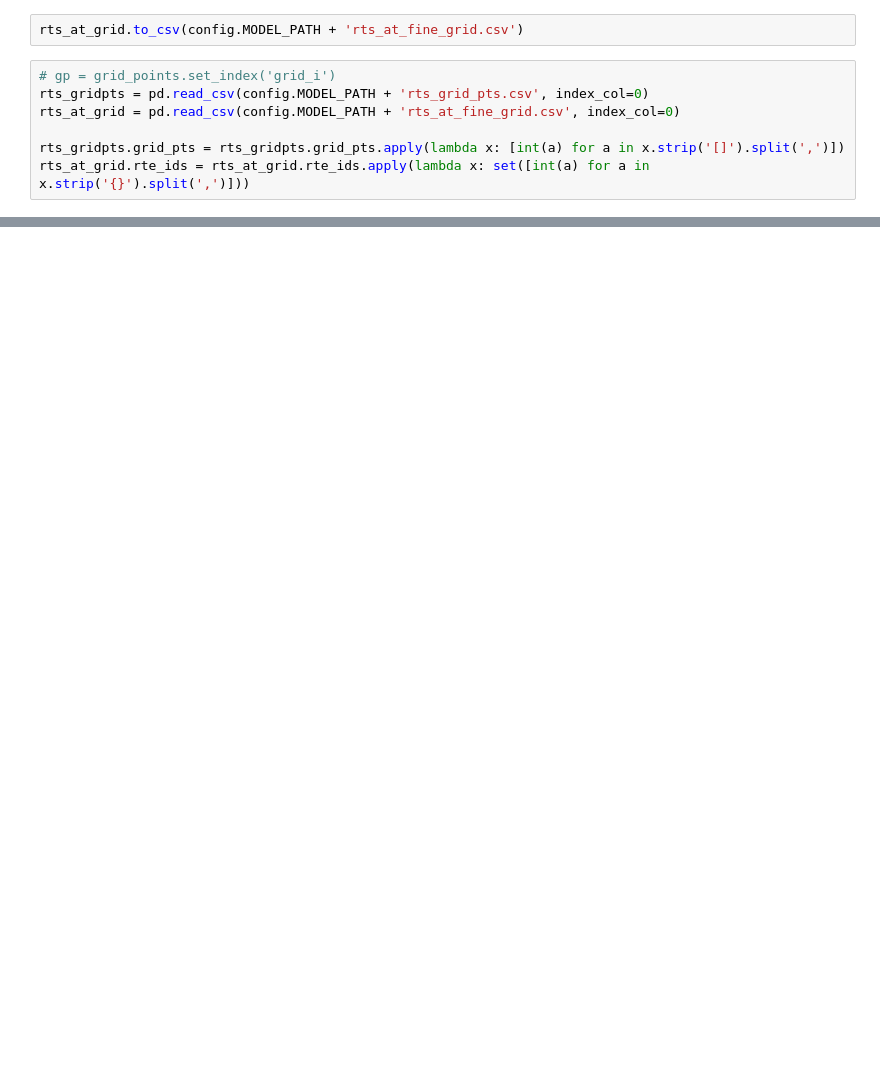
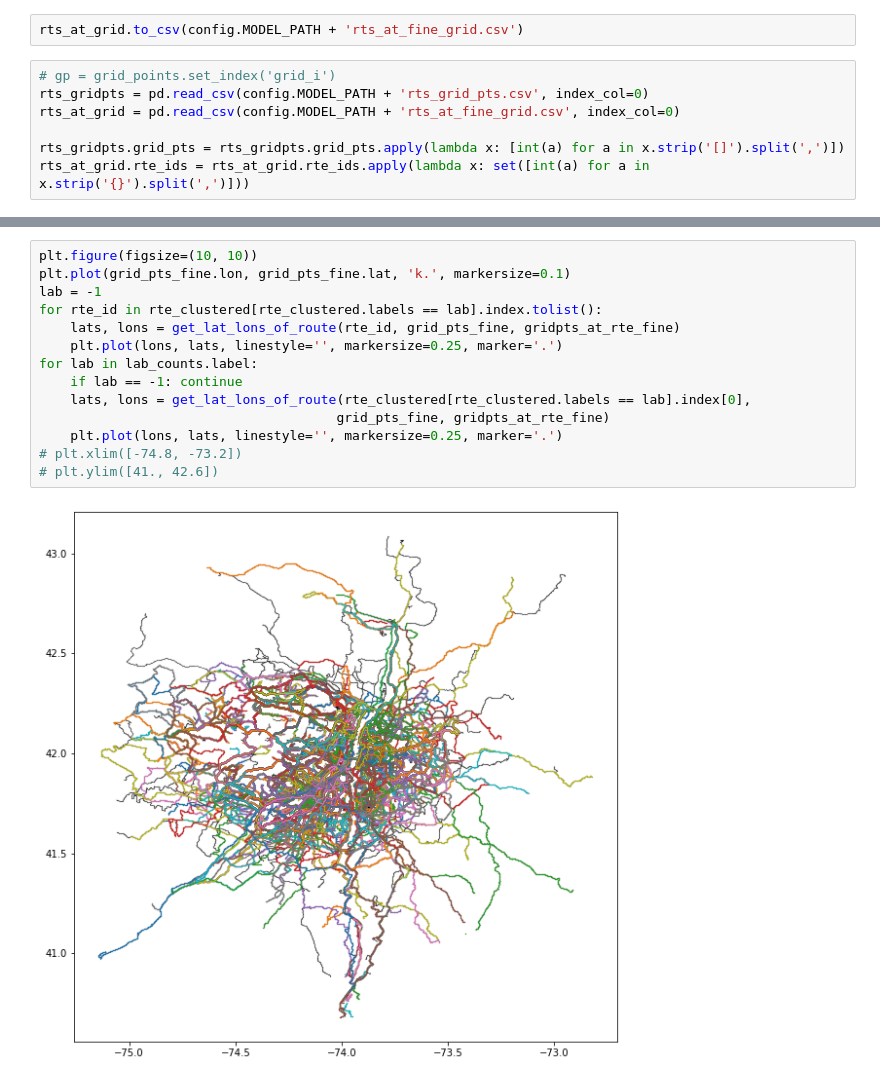
Before and after one commit to EHopper/EasyRider, a Jupyter notebook: deduping.ipynb, the cells around one changed output, grey strips where cells are left out. Drawn from its saved outputs; the diff is of its cells as text; blank space fills up the shorter version.

```diff
--- a/deduping.ipynb
+++ b/deduping.ipynb
@@ -78,0 +274,16 @@ plt.plot(locs.lon, locs.lat, 'k.')
+# %%
+plt.figure(figsize=(10, 10))
+plt.plot(grid_pts_fine.lon, grid_pts_fine.lat, 'k.', markersize=0.1)
+lab = -1
+for rte_id in rte_clustered[rte_clustered.labels == lab].index.tolist():
+    lats, lons = get_lat_lons_of_route(rte_id, grid_pts_fine, gridpts_at_rte_fine)
+    plt.plot(lons, lats, linestyle='', markersize=0.25, marker='.')
+for lab in lab_counts.label:
+    if lab == -1: continue
+    lats, lons = get_lat_lons_of_route(rte_clustered[rte_clustered.labels == lab].index[0],
+                                      grid_pts_fine, gridpts_at_rte_fine)
+    plt.plot(lons, lats, linestyle='', markersize=0.25, marker='.')
+# plt.xlim([-74.8, -73.2])
+# plt.ylim([41., 42.6])
+# %% [output]
+[figure, added]
```
Also changed, not shown: parts of 45 cells of this notebook, 8 other files.
